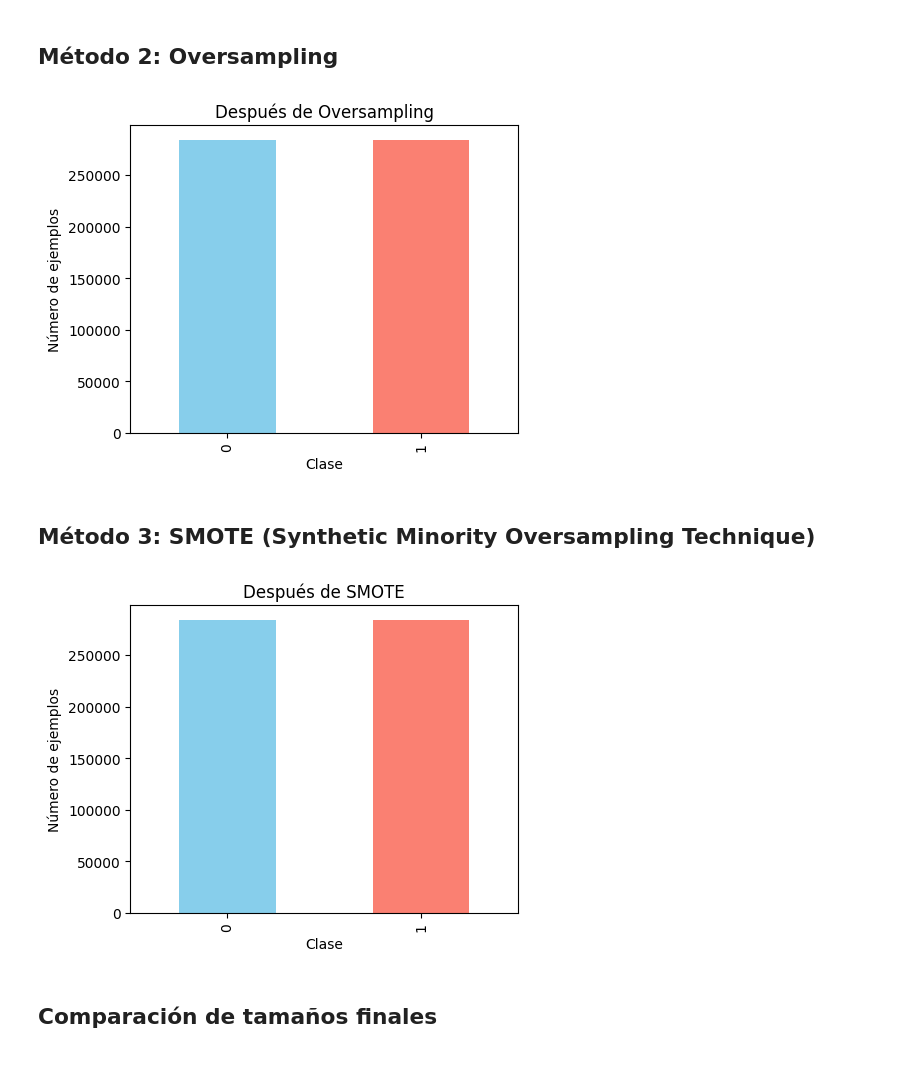
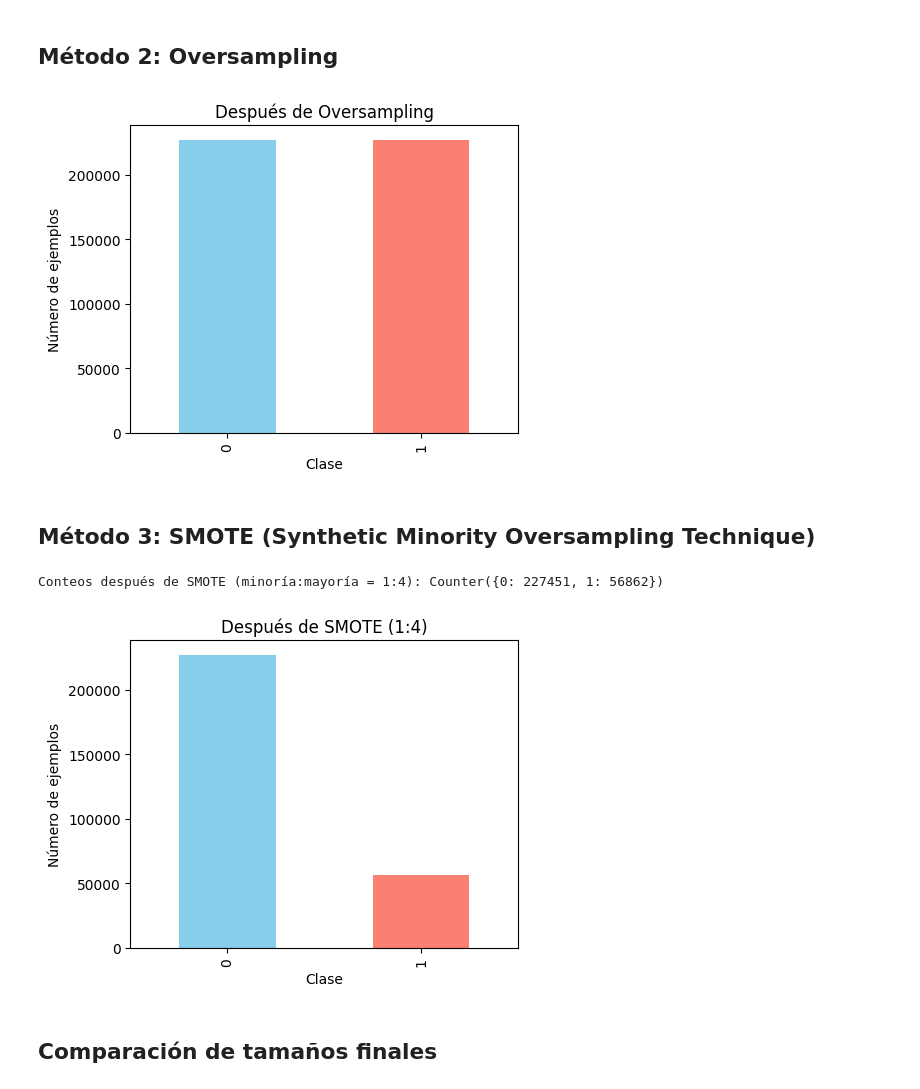
Before and after one commit to paolavaldes0107-netizen/IA-1, a Jupyter notebook: scripts/misc/blanceo_dataset.ipynb, the cells around one changed output. Saved outputs shown, nothing was run; the diff lists cells and outputs as text; code cells hidden in the pictures.

Commit message:
Actualiza clase No.7

```diff
--- a/scripts/misc/blanceo_dataset.ipynb
+++ b/scripts/misc/blanceo_dataset.ipynb
@@ -49,6 +51,9 @@ plt.show()
 # %%
 X = df.drop('Class', axis=1)
 y = df['Class']
+# %%
+X_train, X_test, y_train, y_test = train_test_split(
+    X, y, test_size=TEST_SIZE, random_state=RANDOM_STATE, stratify=y)
 # %% [markdown]
 ## Método 1: Undersampling
 # %%
@@ -67,7 +76,7 @@ plt.show()
 ## Método 2: Oversampling
 # %%
 oversampler = RandomOverSampler(random_state=42)
-X_over, y_over = oversampler.fit_resample(X, y)
+X_over, y_over = oversampler.fit_resample(X_train, y_train)
 
 plt.figure(figsize=(5,4))
 pd.Series(y_over).value_counts().plot(kind='bar', color=['skyblue','salmon'])
@@ -76,21 +85,25 @@ plt.xlabel('Clase')
 plt.ylabel('Número de ejemplos')
 plt.show()
 # %% [output]
-[figure, old version]
+[figure, new version]
 # %% [markdown]
 ## Método 3: SMOTE (Synthetic Minority Oversampling Technique)
 # %%
-smote = SMOTE(random_state=42, k_neighbors=5)
-X_smote, y_smote = smote.fit_resample(X, y)
+# Aplicar SMOTE para dejar la clase minoritaria en proporción 1:4 respecto a la mayoritaria
+smote = SMOTE(random_state=42, k_neighbors=5, sampling_strategy=0.25)  # 0.25 = minority / majority = 1/4
+X_smote, y_smote = smote.fit_resample(X_train, y_train)
+
+print("Conteos después de SMOTE (minoría:mayoría = 1:4):", Counter(y_smote))
 
 plt.figure(figsize=(5,4))
 pd.Series(y_smote).value_counts().plot(kind='bar', color=['skyblue','salmon'])
-plt.title('Después de SMOTE')
+plt.title('Después de SMOTE (1:4)')
 plt.xlabel('Clase')
 plt.ylabel('Número de ejemplos')
 plt.show()
 # %% [output]
+Conteos después de SMOTE (minoría:mayoría = 1:4): Counter({0: 227451, 1: 56862})
-[figure, old version]
+[figure, new version]
 # %% [markdown]
 ## Comparación de tamaños finales
 # %%
```
Also changed, not shown: parts of 6 cells of this notebook.
